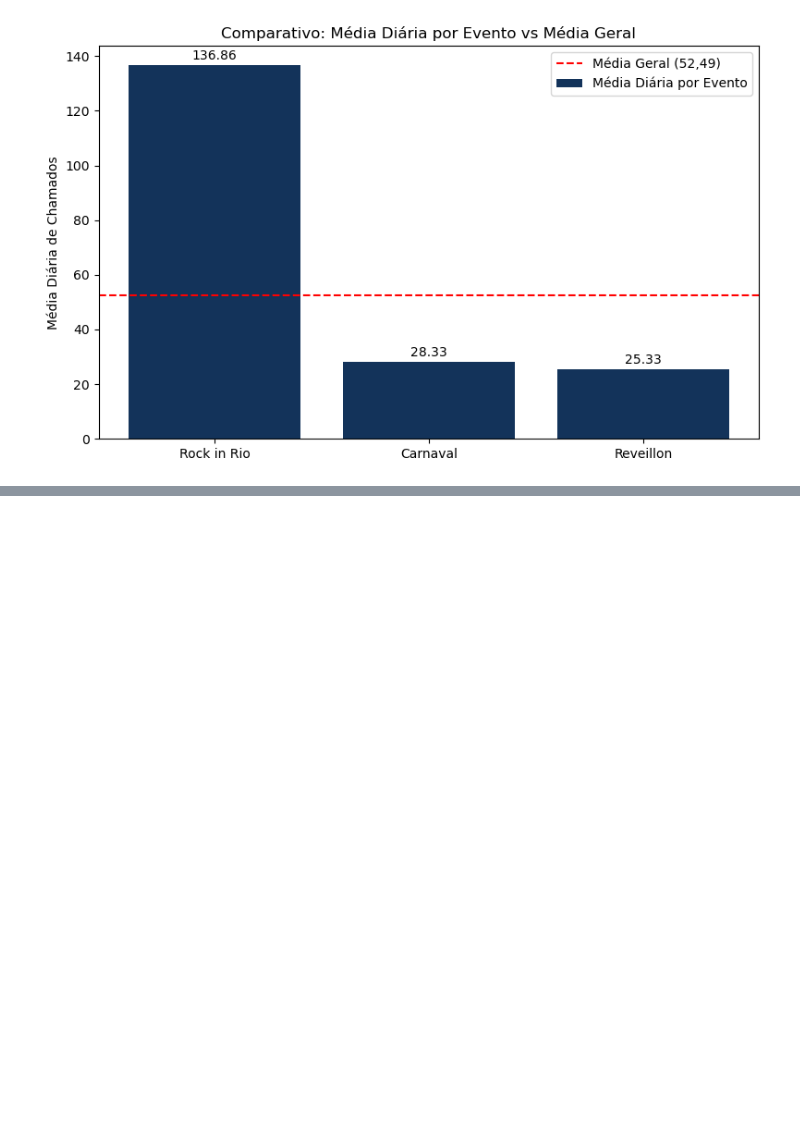
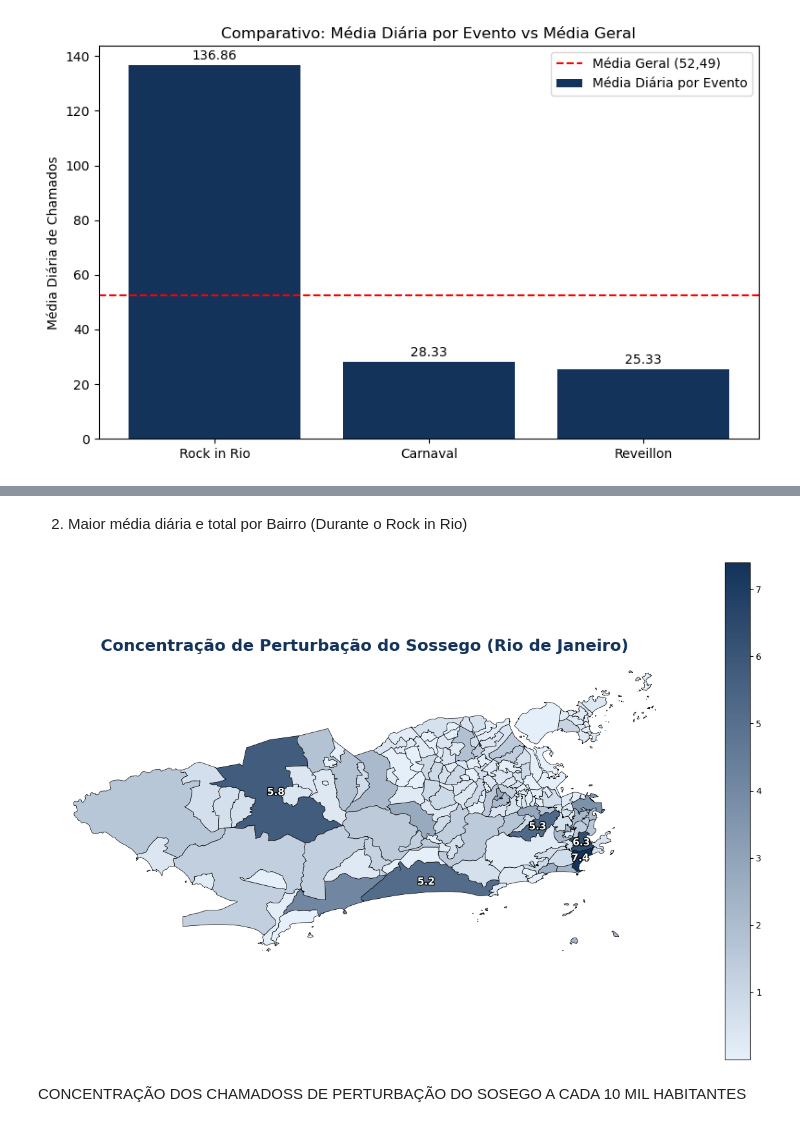
Before and after one commit to uligomesoliveira-beep/desafio-analista-dados-cv-ulisses-gomes, a Jupyter notebook: analise_python.ipynb, the cells around one changed output, grey strips where cells are left out. Drawn from its saved outputs; the diff is of its cells as text; code cells hidden in the pictures; blank space fills up the shorter version.

```diff
--- a/analise_python.ipynb
+++ b/analise_python.ipynb
@@ -322,0 +387,2 @@ Com a adição desse prisma analítico, poderíamos aumentar o nexo causal entre
+# %% [markdown]
+2. Maior média diária e total por Bairro (Durante o Rock in Rio)
@@ -322,0 +391,55 @@ Com a adição desse prisma analítico, poderíamos aumentar o nexo causal entre
+# %%
+import matplotlib.pyplot as plt
+import matplotlib.colors as mcolors
+import matplotlib.patheffects as path_effects # 🪄 NOVO: Importando a ferramenta de efeitos visuais!
+import geopandas as gpd
+
+# 1. Criar o "degradê" personalizado com o seu azul exato
+cor_escura = "#13335a"
+cor_clara = "#e6f0fa" # Um azul bem clarinho para os bairros com pouca ocorrência
+meu_cmap = mcolors.LinearSegmentedColormap.from_list("AzulCasaCivil", [cor_clara, cor_escura])
+
+# 2. Devolver os "superpoderes" de mapa para a tabela
+df_mapa = gpd.GeoDataFrame(df_mapa, geometry='geometry')
+
+# 3. Configurar o tamanho da imagem (removi a linha duplicada)
+fig, ax = plt.subplots(figsize=(16, 10))
+
+# 4. Desenhar o mapa
+df_mapa.plot(column='media_diaria',
+             cmap=meu_cmap,
+             linewidth=0.5,
+             edgecolor='black', # Bordas pretas ou cinzas para destacar as divisões
+             legend=True,
+             ax=ax)
+
+# 5. Selecionar os TOP bairros para receberem o rótulo de texto (ex: Top 5)
+top_bairros = df_mapa.nlargest(5, 'media_diaria')
+
+# 6. Iterar sobre esses top bairros para "carimbar" o valor no mapa
+for idx, linha in top_bairros.iterrows():
+    # Encontra o centro geográfico do bairro
+    x = linha.geometry.centroid.x
+    y = linha.geometry.centroid.y
+
+    # Pega o valor da média e formata com 1 casa decimal (ex: 13.4)
+    valor_texto = f"{linha['media_diaria']:.1f}"
+
+    # Escreve o número no mapa usando o path_effects importado corretamente
+    ax.text(x, y, valor_texto,
+            fontsize=11,
+            fontweight='bold',
+            color='white', # Letra branca para dar contraste com o azul escuro
+            ha='center', va='center',
+            path_effects=[path_effects.withStroke(linewidth=2, foreground="black")])
+
+# 7. Remover as bordas e os eixos (latitude/longitude) para ficar limpo
+ax.axis('off')
+
+# 8. Título e exibição
+plt.title("Concentração de Perturbação do Sossego (Rio de Janeiro)", fontsize=18, fontweight='bold', color=cor_escura)
+plt.show()
+# %% [output]
+[figure, added]
+# %% [markdown]
+CONCENTRAÇÃO DOS CHAMADOSS DE PERTURBAÇÃO DO SOSEGO A CADA 10 MIL HABITANTES
```
Also changed, not shown: parts of 19 cells of this notebook, 1 other file.
